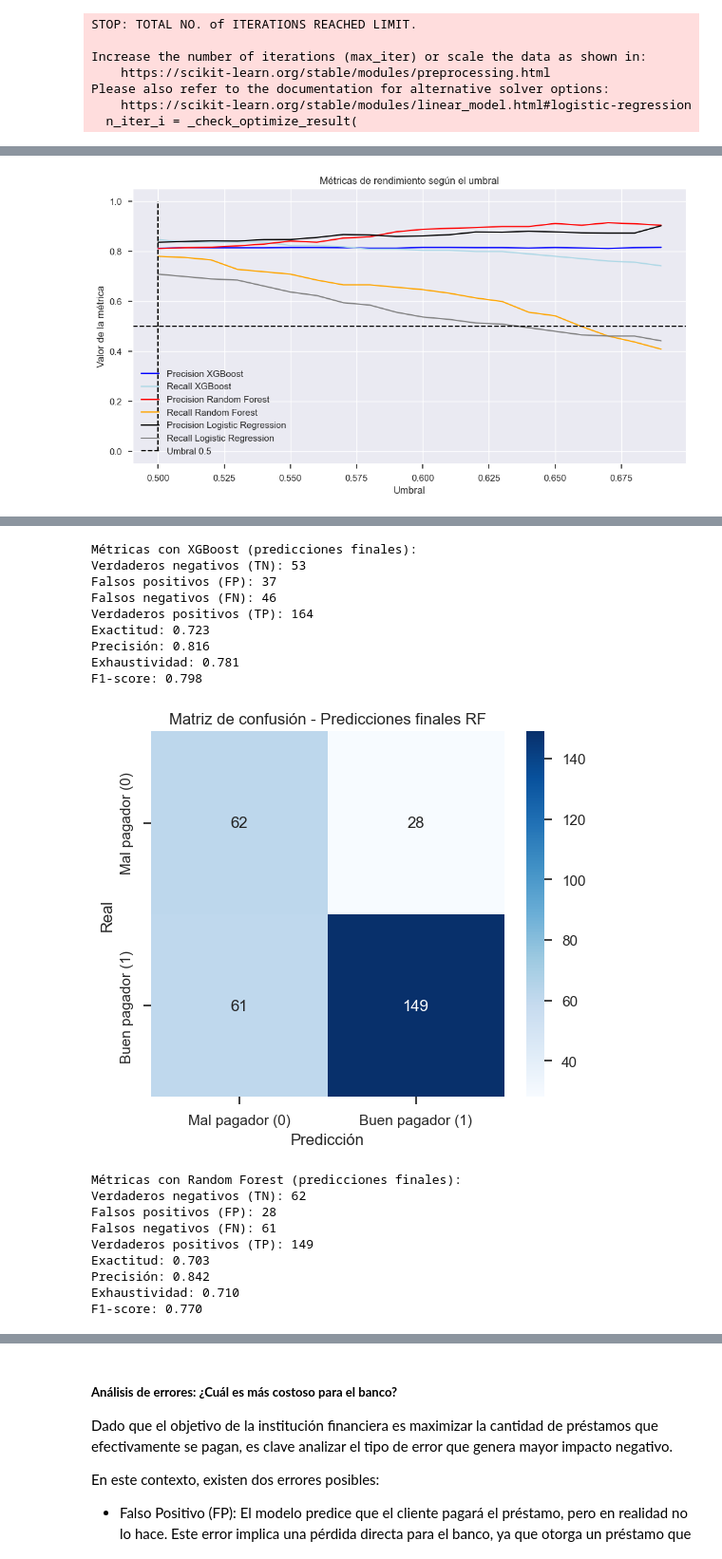
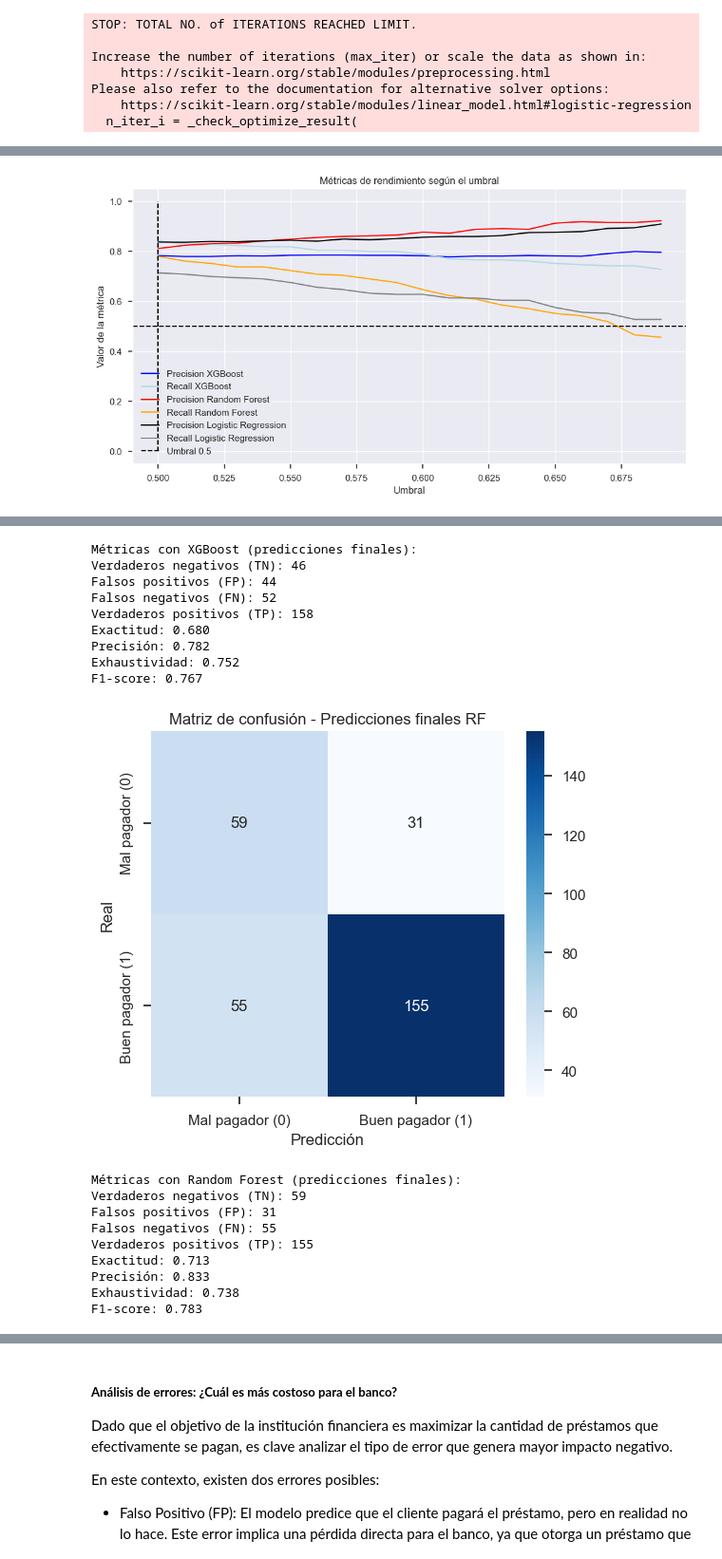
Before and after one commit to lucasbarreiroe/Analisis-sobre-la-otorgacion-de-creditos, a Jupyter notebook: notebook.ipynb, the cells around one changed output, grey strips where cells are left out. Shown at 95% size. Saved outputs shown, nothing was run; the diff lists cells and outputs as text; code cells hidden in the pictures.

```diff
--- a/notebook.ipynb
+++ b/notebook.ipynb
@@ -513 +517,12 @@ from sklearn.metrics import make_scorer, precision_score
+# %%
+def cambiar_nombre_cols(df):
+    df = df.copy()
+    df.columns = [
+        re.sub(r'[\[\]<>/=() ]+', '_', str(col)).strip('_')
+        for col in df.columns
+    ]
+    return df
+
+X_train = cambiar_nombre_cols(X_train)
+X_test = cambiar_nombre_cols(X_test)
 # %%
@@ -516,7 +530,7 @@ rf_model = RandomForestClassifier(random_state=42, class_weight='balanced', n_jo
                                   min_samples_leaf=2, min_samples_split=10, n_estimators=300, max_depth=10)
 #luego de hacer un gridsearch, elegimos los mejores hiperparámetros (éstos)
 # %%
-rf_model.fit(X_train_bal, Y_train_bal)
+rf_model.fit(X_train, Y_train)
 Y_pred = rf_model.predict(X_test)
 Y_pred = rf_model.predict_proba(X_test)[:, 1] > 0.6
 # %%
@@ -526,10 +540,9 @@ xgb_model = XGBClassifier(
     random_state=42
 )
 # %%
-# Entrenamiento base
-logistic_model.fit(X_train_bal, Y_train_bal)
 
-# Predicciones iniciales
+logistic_model.fit(X_train, Y_train)
+
 Y_pred_lr = logistic_model.predict(X_test)
 # %% [output]
 STOP: TOTAL NO. of ITERATIONS REACHED LIMIT.
@@ -552,9 +565,8 @@ xgb_model = XGBClassifier(
     objective='binary:logistic',
     eval_metric='logloss',
     scale_pos_weight=0.7,  # menor a 1 para que penalice más a los 0 mal clasificados (FP)
-    use_label_encoder=False,
     random_state=42
 )
 
-xgb_model.fit(X_train_bal, Y_train_bal)
+xgb_model.fit(X_train, Y_train)
 # %% [output]
@@ -743,15 +750,12 @@ precision_lr = []
 recall_lr = []
 f1_lr = []
 
-from sklearn.metrics import precision_score, recall_score, f1_score
 
 for threshold in thresholds:
-    # Aplicar el umbral a las probabilidades
     Y_pred_xgb = (Y_proba_xgb >= threshold).astype(int)
     Y_pred_rf = (Y_proba_rf >= threshold).astype(int)
     Y_pred_lr = (Y_proba_lr >= threshold).astype(int)
 
-    # Calcular métricas
     precision_xgb.append(precision_score(Y_test, Y_pred_xgb))
     recall_xgb.append(recall_score(Y_test, Y_pred_xgb))
     f1_xgb.append(f1_score(Y_test, Y_pred_xgb))
@@ -767,7 +771,7 @@ for threshold in thresholds:
 
 
 
-# Plot
+# Ploteamos
 plt.figure(figsize=(12, 6))
 plt.plot(thresholds, precision_xgb, label='Precision XGBoost', color='blue')
 plt.plot(thresholds, recall_xgb, label='Recall XGBoost', color='lightblue')
@@ -784,9 +788,10 @@ plt.vlines(x=0.5,ymin=0,ymax=1, color='black', linestyle='--')
 plt.grid(True)
 plt.show()
 # %% [output]
-[figure, old version]
+[figure, new version]
 # %%
 # nos quedamos con xgboost con un umbral de 0.65 y con random forest con un umbral de 0.6
+
 # Predicciones finales
 Y_pred_final = xgb_model.predict(X_test)
 Y_pred_final = xgb_model.predict_proba(X_test)[:, 1] > 0.65
@@ -813,7 +818,8 @@ print(f"F1-score: {2 * (tp / (tp + fp) * tp / (tp + fn)) / ((tp / (tp + fp) + tp
 
 #rf
 Y_pred_final_rf = rf_model.predict(X_test)
-Y_pred_final_rf_proba = rf_model.predict_proba(X_test)[:, 1] > 0.55
+Y_pred_final_rf_proba = rf_model.predict_proba(X_test)[:, 1] > 0.53
+
 # Matriz de confusión
 cm_final_rf = confusion_matrix(Y_test, Y_pred_final_rf_proba)
 plt.figure(figsize=(6, 5))
@@ -837,19 +843,19 @@ print(f"F1-score: {2 * (tp / (tp + fp) * tp / (tp + fn)) / ((tp / (tp + fp) + tp
 Métricas con XGBoost (predicciones finales):
-Verdaderos negativos (TN): 53
-Falsos positivos (FP): 37
-Falsos negativos (FN): 46
-Verdaderos positivos (TP): 164
-Exactitud: 0.723
-Precisión: 0.816
-Exhaustividad: 0.781
-F1-score: 0.798
+Verdaderos negativos (TN): 46
+Falsos positivos (FP): 44
+Falsos negativos (FN): 52
+Verdaderos positivos (TP): 158
+Exactitud: 0.680
+Precisión: 0.782
+Exhaustividad: 0.752
+F1-score: 0.767
-[figure, old version]
+[figure, new version]
 Métricas con Random Forest (predicciones finales):
-Verdaderos negativos (TN): 62
-Falsos positivos (FP): 28
-Falsos negativos (FN): 61
-Verdaderos positivos (TP): 149
-Exactitud: 0.703
-Precisión: 0.842
-Exhaustividad: 0.710
-F1-score: 0.770
+Verdaderos negativos (TN): 59
+Falsos positivos (FP): 31
+Falsos negativos (FN): 55
+Verdaderos positivos (TP): 155
+Exactitud: 0.713
+Precisión: 0.833
+Exhaustividad: 0.738
+F1-score: 0.783
```
Also changed, not shown: parts of 39 cells of this notebook.
